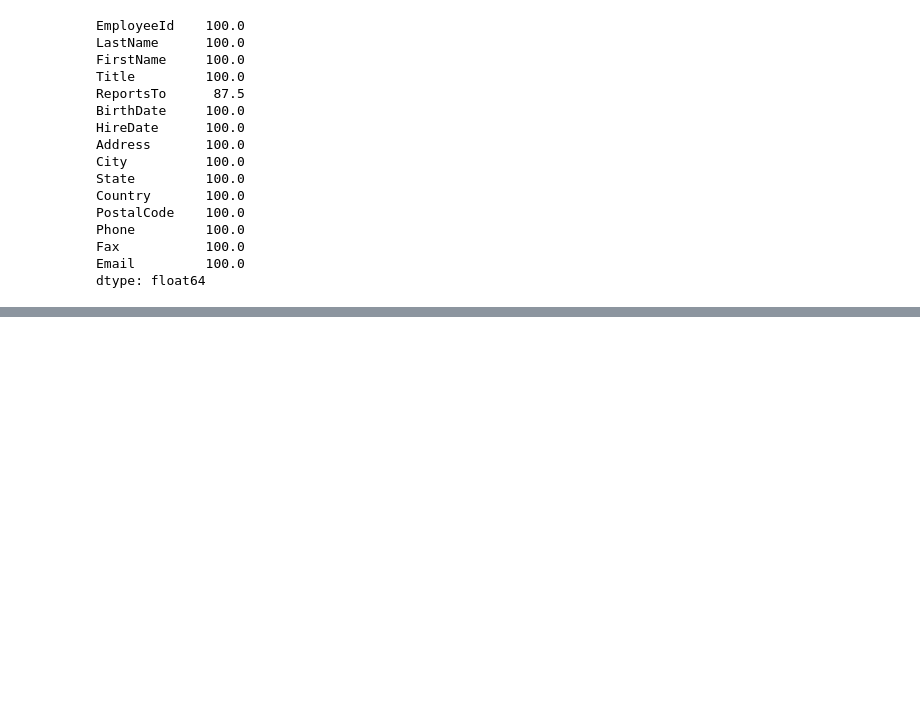
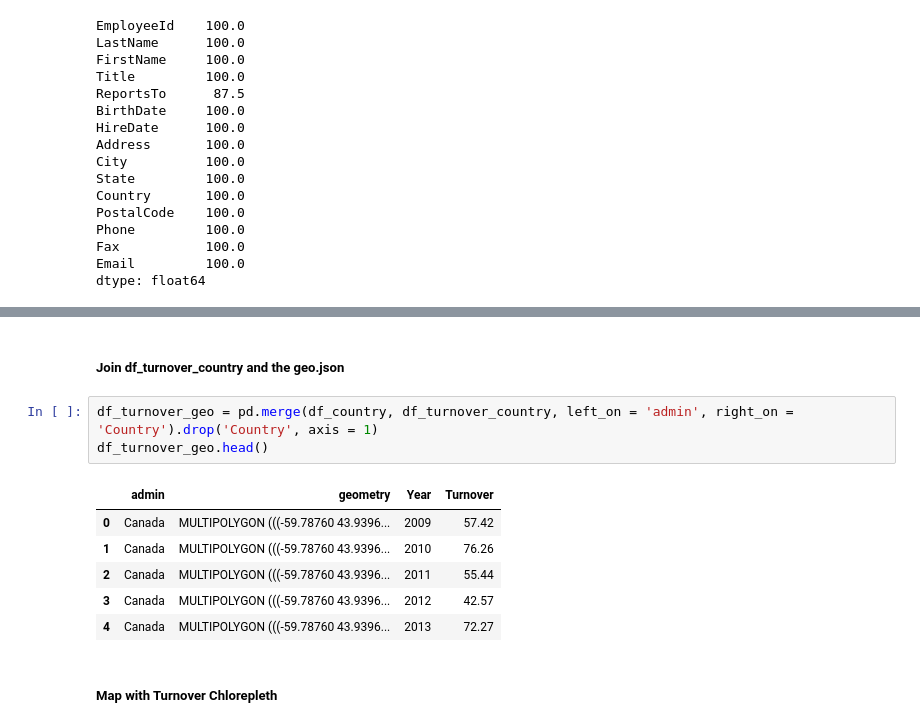
Before and after one commit to h4r1c0t/WildCodeSchool, a Jupyter notebook: Odyssey/Checkpoint/#4_Final/Sujet1/CP4_sujet1.ipynb, the cells around one changed output, grey strips where cells are left out. Saved outputs shown, nothing was run; the diff lists cells and outputs as text; blank space fills up the shorter version.

```diff
--- a/Odyssey/Checkpoint/#4_Final/Sujet1/CP4_sujet1.ipynb
+++ b/Odyssey/Checkpoint/#4_Final/Sujet1/CP4_sujet1.ipynb
@@ -118,0 +238,14 @@ salesMap = go.Figure()
+# %% [markdown]
+##### Join df_turnover_country and the geo.json
+# %%
+df_turnover_geo = pd.merge(df_country, df_turnover_country, left_on = 'admin', right_on = 'Country').drop('Country', axis = 1)
+df_turnover_geo.head()
+# %% [output]
+|  | admin | geometry | Year | Turnover |
+| 0 | Canada | MULTIPOLYGON (((-59.78760 43.9396... | 2009 | 57.42 |
+| 1 | Canada | MULTIPOLYGON (((-59.78760 43.9396... | 2010 | 76.26 |
+| 2 | Canada | MULTIPOLYGON (((-59.78760 43.9396... | 2011 | 55.44 |
+| 3 | Canada | MULTIPOLYGON (((-59.78760 43.9396... | 2012 | 42.57 |
+| 4 | Canada | MULTIPOLYGON (((-59.78760 43.9396... | 2013 | 72.27 |
+# %% [markdown]
+##### Map with Turnover Chlorepleth
```
Also changed, not shown: parts of 55 cells of this notebook, 6 other files.
